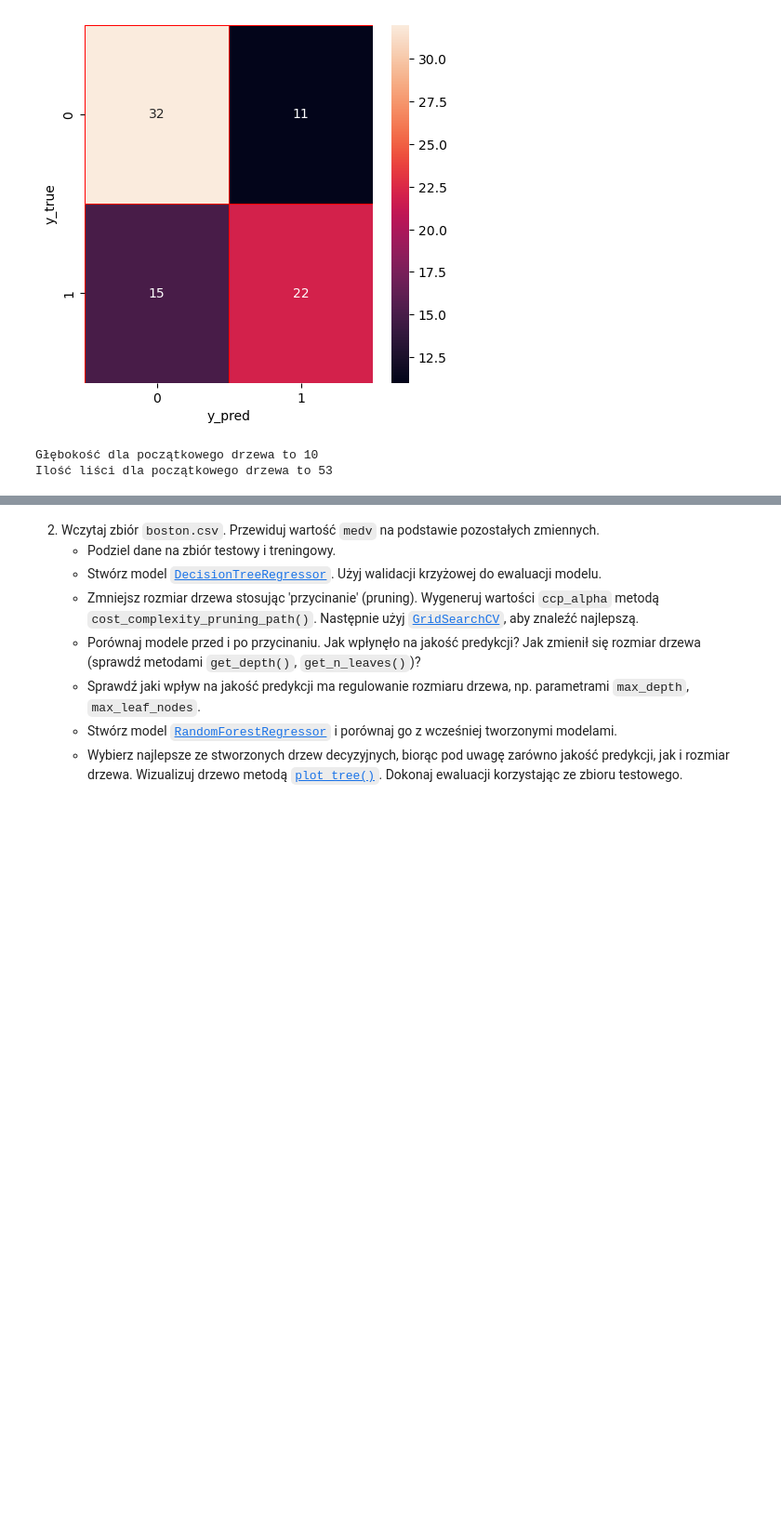
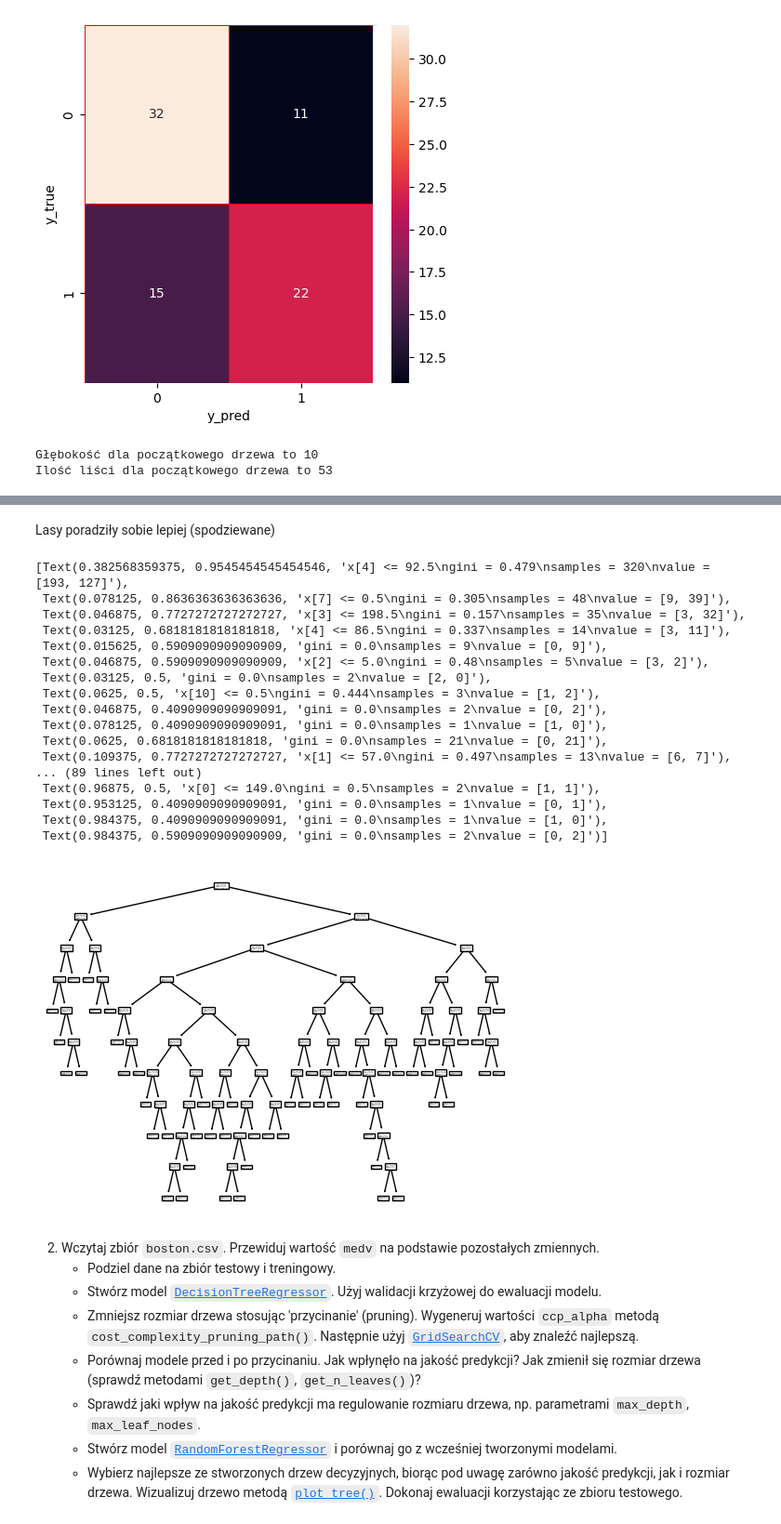
Before and after one commit to MichalBrodackiPJA/Eksploracja-i-Wizualizacja-Danych, a Jupyter notebook: Ćwiczenia 5/Lab - Drzewa.ipynb, the cells around one changed output, grey strips where cells are left out. Shown at 93% size. Drawn from its saved outputs; the diff is of its cells as text; code cells hidden in the pictures; blank space fills up the shorter version.

```diff
--- a/Ćwiczenia 5/Lab - Drzewa.ipynb
+++ b/Ćwiczenia 5/Lab - Drzewa.ipynb
@@ -229,3 +281,26 @@ Ilość liści dla początkowego drzewa to 53
+# %% [markdown]
+Lasy poradziły sobie lepiej (spodziewane)
+# %%
+plot_tree(Drzewo)
+# %% [output]
+[Text(0.382568359375, 0.9545454545454546, 'x[4] <= 92.5\ngini = 0.479\nsamples = 320\nvalue = [193, 127]'),
+ Text(0.078125, 0.8636363636363636, 'x[7] <= 0.5\ngini = 0.305\nsamples = 48\nvalue = [9, 39]'),
+ Text(0.046875, 0.7727272727272727, 'x[3] <= 198.5\ngini = 0.157\nsamples = 35\nvalue = [3, 32]'),
+ Text(0.03125, 0.6818181818181818, 'x[4] <= 86.5\ngini = 0.337\nsamples = 14\nvalue = [3, 11]'),
+ Text(0.015625, 0.5909090909090909, 'gini = 0.0\nsamples = 9\nvalue = [0, 9]'),
+ Text(0.046875, 0.5909090909090909, 'x[2] <= 5.0\ngini = 0.48\nsamples = 5\nvalue = [3, 2]'),
+ Text(0.03125, 0.5, 'gini = 0.0\nsamples = 2\nvalue = [2, 0]'),
+ Text(0.0625, 0.5, 'x[10] <= 0.5\ngini = 0.444\nsamples = 3\nvalue = [1, 2]'),
+ Text(0.046875, 0.4090909090909091, 'gini = 0.0\nsamples = 2\nvalue = [0, 2]'),
+ Text(0.078125, 0.4090909090909091, 'gini = 0.0\nsamples = 1\nvalue = [1, 0]'),
+ Text(0.0625, 0.6818181818181818, 'gini = 0.0\nsamples = 21\nvalue = [0, 21]'),
+ Text(0.109375, 0.7727272727272727, 'x[1] <= 57.0\ngini = 0.497\nsamples = 13\nvalue = [6, 7]'),
+... (89 lines left out)
+ Text(0.96875, 0.5, 'x[0] <= 149.0\ngini = 0.5\nsamples = 2\nvalue = [1, 1]'),
+ Text(0.953125, 0.4090909090909091, 'gini = 0.0\nsamples = 1\nvalue = [0, 1]'),
+ Text(0.984375, 0.4090909090909091, 'gini = 0.0\nsamples = 1\nvalue = [1, 0]'),
+ Text(0.984375, 0.5909090909090909, 'gini = 0.0\nsamples = 2\nvalue = [0, 2]')]
+[figure, added]
 # %% [markdown]
 2. Wczytaj zbiór `boston.csv`. Przewiduj wartość `medv` na podstawie pozostałych zmiennych.
     - Podziel dane na zbiór testowy i treningowy.
```
Also changed, not shown: parts of 15 cells of this notebook.
